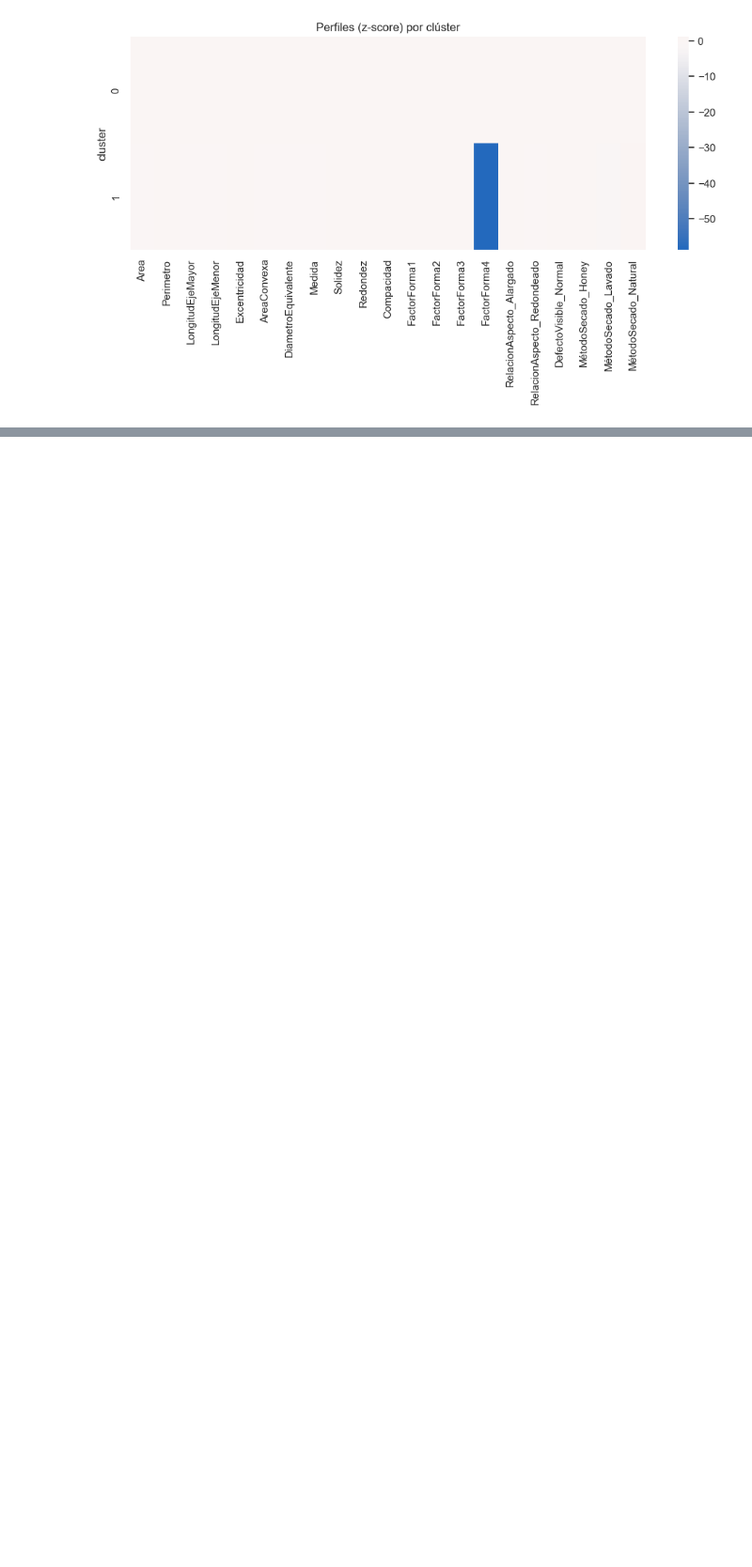
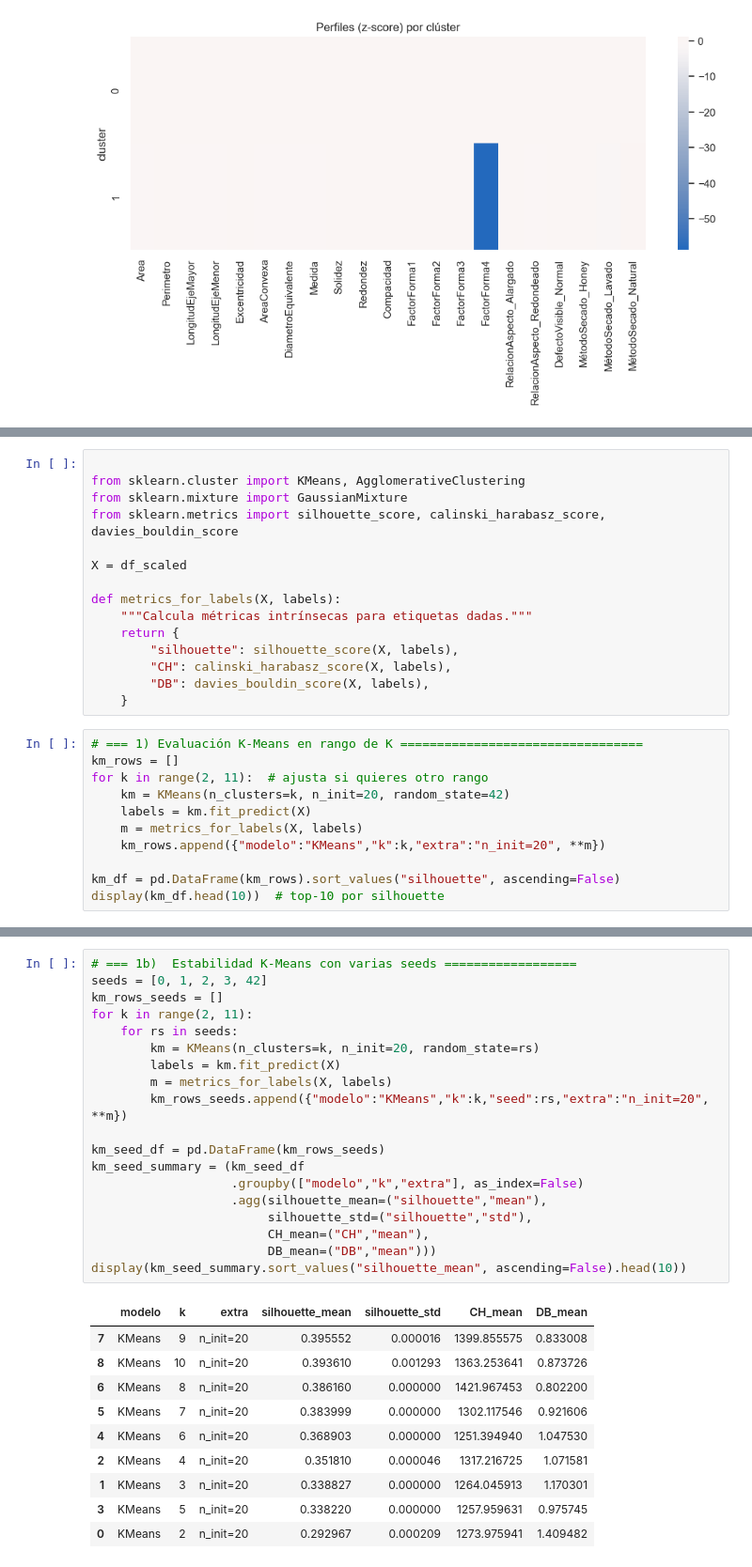
Before and after one commit to gabrielpadilla24/Lab2-BI, a Jupyter notebook: LAB2.ipynb, the cells around one changed output, grey strips where cells are left out. Shown at 94% size. Cells and saved outputs as stored; diff of their text form; blank space fills up the shorter version.

```diff
--- a/LAB2.ipynb
+++ b/LAB2.ipynb
@@ -517,0 +516,26 @@ _Evidencia:_ se incluyen gráficas del método del codo, comparaciones de métri
+# %%
+
+from sklearn.cluster import KMeans, AgglomerativeClustering
+from sklearn.mixture import GaussianMixture
+from sklearn.metrics import silhouette_score, calinski_harabasz_score, davies_bouldin_score
+
+X = df_scaled
+
+def metrics_for_labels(X, labels):
+    """Calcula métricas intrínsecas para etiquetas dadas."""
+    return {
+        "silhouette": silhouette_score(X, labels),
+        "CH": calinski_harabasz_score(X, labels),
+        "DB": davies_bouldin_score(X, labels),
+    }
+# %%
+# === 1) Evaluación K-Means en rango de K =================================
+km_rows = []
+for k in range(2, 11):  # ajusta si quieres otro rango
+    km = KMeans(n_clusters=k, n_init=20, random_state=42)
+    labels = km.fit_predict(X)
+    m = metrics_for_labels(X, labels)
+    km_rows.append({"modelo":"KMeans","k":k,"extra":"n_init=20", **m})
+
+km_df = pd.DataFrame(km_rows).sort_values("silhouette", ascending=False)
+display(km_df.head(10))  # top-10 por silhouette
@@ -517,0 +553,30 @@ _Evidencia:_ se incluyen gráficas del método del codo, comparaciones de métri
+# %%
+# === 1b)  Estabilidad K-Means con varias seeds ==================
+seeds = [0, 1, 2, 3, 42]
+km_rows_seeds = []
+for k in range(2, 11):
+    for rs in seeds:
+        km = KMeans(n_clusters=k, n_init=20, random_state=rs)
+        labels = km.fit_predict(X)
+        m = metrics_for_labels(X, labels)
+        km_rows_seeds.append({"modelo":"KMeans","k":k,"seed":rs,"extra":"n_init=20", **m})
+
+km_seed_df = pd.DataFrame(km_rows_seeds)
+km_seed_summary = (km_seed_df
+                   .groupby(["modelo","k","extra"], as_index=False)
+                   .agg(silhouette_mean=("silhouette","mean"),
+                        silhouette_std=("silhouette","std"),
+                        CH_mean=("CH","mean"),
+                        DB_mean=("DB","mean")))
+display(km_seed_summary.sort_values("silhouette_mean", ascending=False).head(10))
+# %% [output]
+|  | modelo | k | extra | silhouette_mean | silhouette_std | CH_mean | DB_mean |
+| 7 | KMeans | 9 | n_init=20 | 0.395552 | 0.000016 | 1399.855575 | 0.833008 |
+| 8 | KMeans | 10 | n_init=20 | 0.393610 | 0.001293 | 1363.253641 | 0.873726 |
+| 6 | KMeans | 8 | n_init=20 | 0.386160 | 0.000000 | 1421.967453 | 0.802200 |
+| 5 | KMeans | 7 | n_init=20 | 0.383999 | 0.000000 | 1302.117546 | 0.921606 |
+| 4 | KMeans | 6 | n_init=20 | 0.368903 | 0.000000 | 1251.394940 | 1.047530 |
+| 2 | KMeans | 4 | n_init=20 | 0.351810 | 0.000046 | 1317.216725 | 1.071581 |
+| 1 | KMeans | 3 | n_init=20 | 0.338827 | 0.000000 | 1264.045913 | 1.170301 |
+| 3 | KMeans | 5 | n_init=20 | 0.338220 | 0.000000 | 1257.959631 | 0.975745 |
+| 0 | KMeans | 2 | n_init=20 | 0.292967 | 0.000209 | 1273.975941 | 1.409482 |
```
Also changed, not shown: parts of 7 cells of this notebook.
